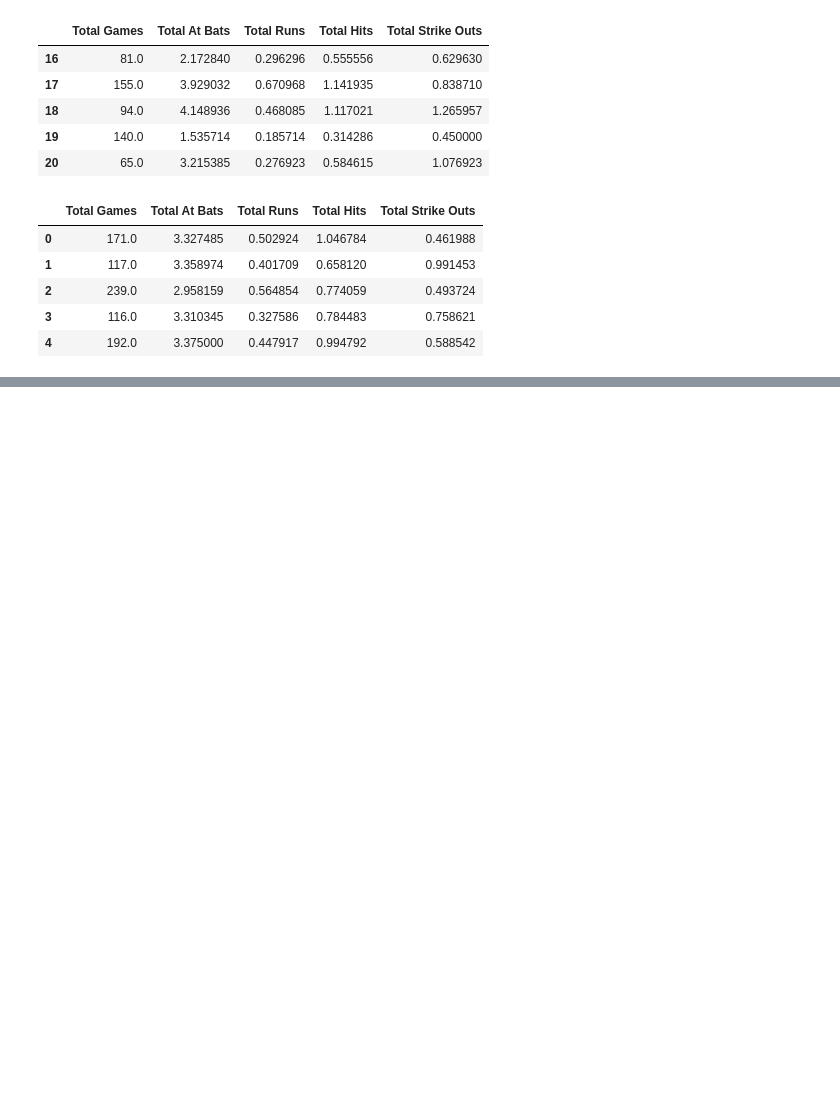
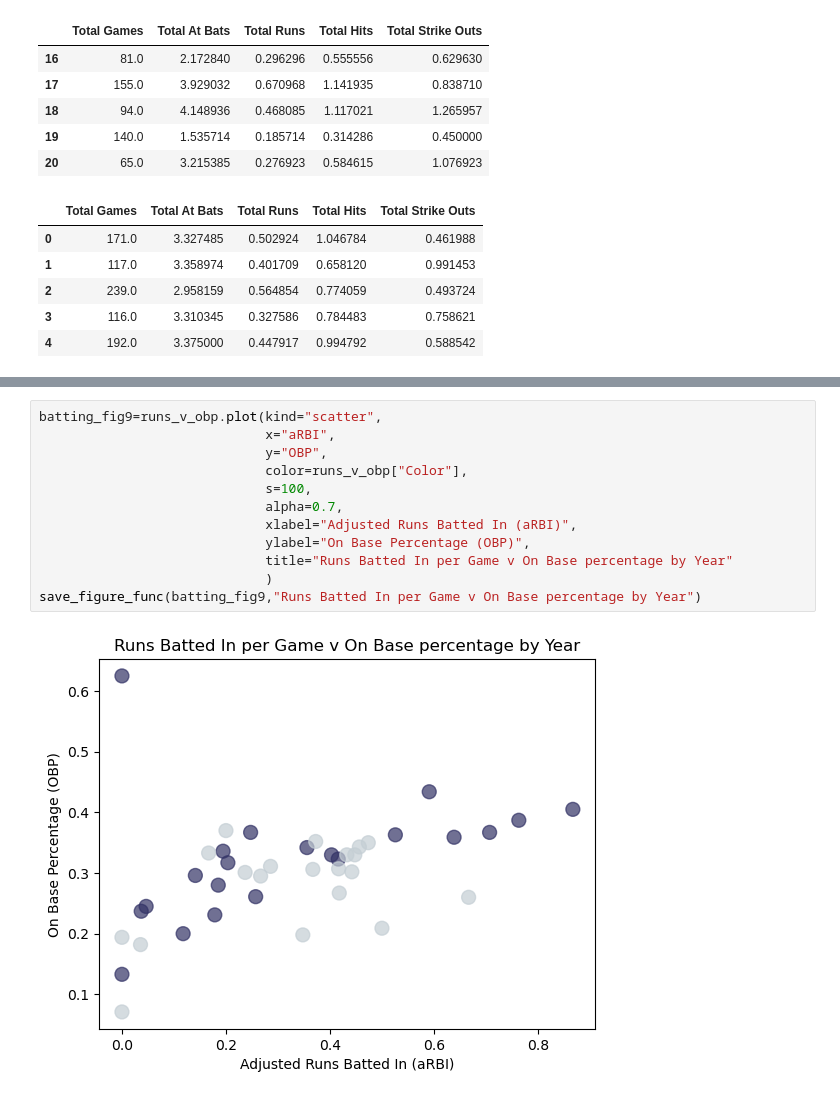
Before and after one commit to cassydm/rockies_moneyball_part-deux, a Jupyter notebook: Test_files/working_file_cassy.ipynb, the cells around one changed output, grey strips where cells are left out. Cells and saved outputs as stored; diff of their text form; blank space fills up the shorter version.

```diff
--- a/Test_files/working_file_cassy.ipynb
+++ b/Test_files/working_file_cassy.ipynb
@@ -378,0 +434,14 @@ plt.savefig("../Test_files/Batting_Figures/Batting Correlation Matrix.png")
+# %%
+batting_fig9=runs_v_obp.plot(kind="scatter",
+                             x="aRBI",
+                             y="OBP",
+                             color=runs_v_obp["Color"],
+                             s=100,
+                             alpha=0.7,
+                             xlabel="Adjusted Runs Batted In (aRBI)",
+                             ylabel="On Base Percentage (OBP)",
+                             title="Runs Batted In per Game v On Base percentage by Year"
+                             )
+save_figure_func(batting_fig9,"Runs Batted In per Game v On Base percentage by Year")
+# %% [output]
+[figure, added]
```
Also changed, not shown: parts of 17 cells of this notebook, 9 other files.
